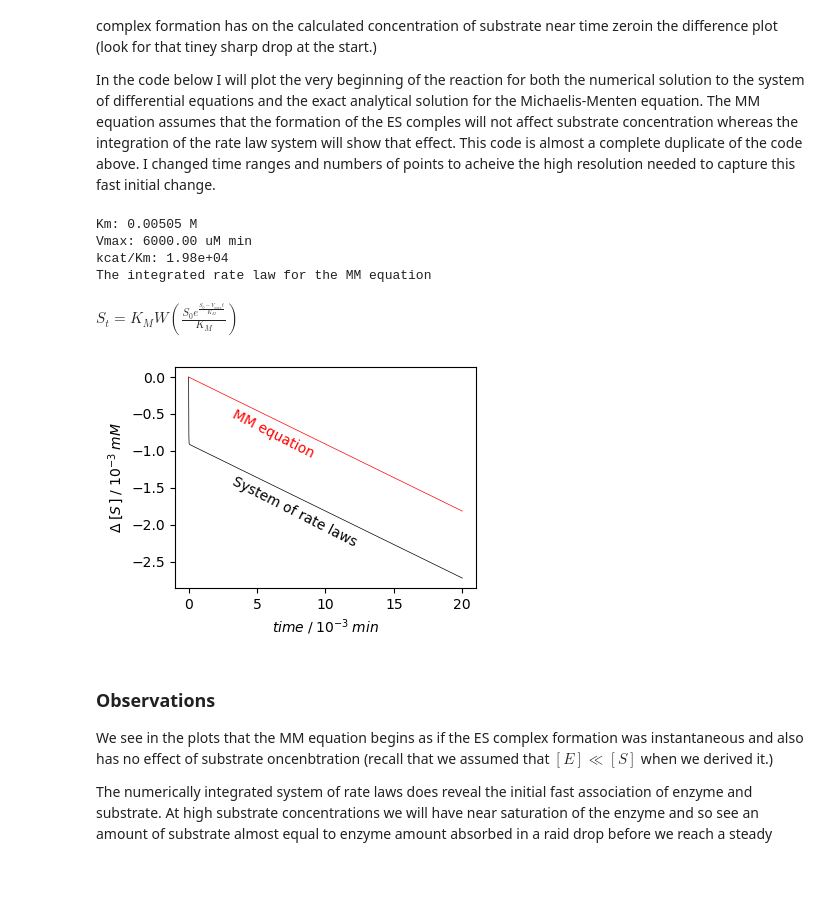
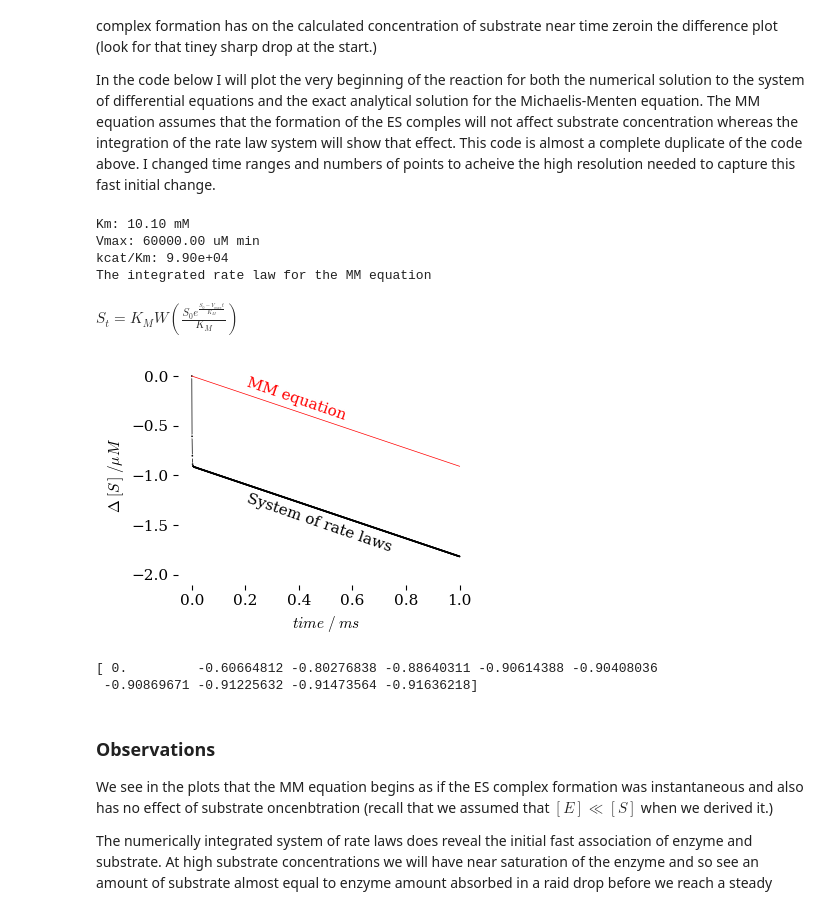
Before and after one commit to blinkletter/StealThisCode, a Jupyter notebook: 4_SciPy/K05_NumericIntegration_SystemEq_Temp.ipynb, the cells around one changed output. Saved outputs shown, nothing was run; the diff lists cells and outputs as text; code cells hidden in the pictures; blank space fills up the shorter version.

```diff
--- a/4_SciPy/K05_NumericIntegration_SystemEq_Temp.ipynb
+++ b/4_SciPy/K05_NumericIntegration_SystemEq_Temp.ipynb
@@ -158,0 +185,9 @@ kcat/Km: 1.98e+04
+# %%
+int = pickle.load(open('int_object_DOP853_timefromKinetescope.pkl', 'rb'))
+
+yarray = int.y
+yarray = yarray[0]
+time = int.t
+
+x = time/60         ### convert time from seconds to minutes
+y = yarray*1000     ### convert conc from M to mM
@@ -434,18 +506,18 @@ def rates(t, c, K1, K_1, Kcat):
 ### Parameters and experimental conditions
 ############################################
 
-k1 = 2E6          ### Values for kinetic parameters
-k_1 = 1E4
-kcat = 1E2
+k1 = 1E7          ### Values for kinetic parameters
+k_1 = 1E5
+kcat = 1E3
 
 E_conc = 1E-6     ### Experimenatal condition
-S_conc = 0.05
+S_conc = 0.1
 
 #########################################
 ### HERE! I CHANGED THE TIME RANGE.
 #########################################
 
-time_end = 0.02   ### The end time
+time_end = 0.001   ### The end time (s)
 n_points = 1000   ### number of points - increase if needed
 
 #########################################
@@ -462,7 +534,7 @@ num = len(t_line)
 
 KM_model = (k_1 + kcat)/k1         ### Calculate Briggs-Haldane Km value
 
-print(f"Km: {KM_model:0.5f} M")    ### Print out calculated MM parameters
+print(f"Km: {KM_model*1000:0.2f} mM")    ### Print out calculated MM parameters
 print(f"Vmax: {kcat*E_conc*1E6*60:0.2f} uM min")
 print(f"kcat/Km: {kcat/KM_model:0.2e}")
 
@@ -477,7 +549,7 @@ int = solve_ivp(rates,                ### the function being integrated.
                 initial,              ### initial values
                 method = "Radau",     ### 'RK45', 'RK23', 'LSODA', 'DOP853', 'Radau', 'BDF'
                 t_eval = t_line,      ### time points at which to calculate values
-                first_step = 1e-5,    ### take a very small first step. the initial rate is much faster than the average slope.
+                first_step = 1e-7,    ### take a very small first step. the initial rate is much faster than the average slope.
                 args = [k1,k_1,kcat]  ### values to send to function after t and c
                 )
 
@@ -486,7 +558,7 @@ int = solve_ivp(rates,                ### the function being integrated.
 #########################################
 
 time = int.t        ### solve_inp() returns and array for time indexed as 't'
-yarray = int.y      ### Also retruns and array of calculated y values.
+yarray = int.y      ### Also returns an array of calculated y values.
                     ###  if more than one value returned from function we will
                     ###  get a array of arrays for each value
 yarray = yarray[0]  ### The first array in the y-array is for S: substrate
@@ -556,19 +628,19 @@ Vmax_value = E_conc * kcat_value
                                                 ### time comes from the first code block above
 s = f(time, S0_value, KM_value, Vmax_value)     ### Calculate substrate conc according to the function
 s = np.real(s)                                  ### the Lambert function produces imaginary numbers. Use on the real component
-s = (s - 0.05) * 1e6                                 ### convert M to mM
+s = (s - S_conc) * 1e6                          ### convert M to uM
 
 c =  yarray                                     ### numerical result from the top code block
-c = (c  - 0.05) * 1e6                                   ### convert M to mM
+c = (c  - S_conc) * 1e6                         ### convert M to uM
 
-x = time * 1e3
+x = time * 1e3         ### convert time from seconds to milliseconds
 
 ######################################################################################
 ### Make a plot of the difference bewteen the two sets of results
 ######################################################################################
 
 plt.rcdefaults()                    ### resets the plot defaults so we always start in the same place
-#plt.style.use("../styles/tufte.mplstyle")     ### Then add a fancy style sheet
+plt.style.use("../styles/tufte.mplstyle")     ### Then add a fancy style sheet
 
 fig, ax = plt.subplots(nrows=1, ncols=1, figsize=(4,3))
 
@@ -578,56 +650,76 @@ fig, ax = plt.subplots(nrows=1, ncols=1, figsize=(4,3))
 
 ax.plot(x, c,                      ### Plot a thick white line under the data line
         linestyle = '-',            ### use a line between points
-        linewidth='5',              ### make the line thin
+        linewidth=5,              ### make the line thin
         color = 'white',            ### the line is black
         zorder = 0 )                ### everything is in layer 0 (the bottom layer in this case)
 
 ax.plot(x, c,                      ### plot a thin black line as the data of the plot
         linestyle = '-',            ### use a line between points
-        linewidth='0.5',            ### make the line thin
+        linewidth=0.5,            ### make the line thin
         color = 'black',              ### the line is black
+        zorder = 0 )                ### everything is in layer 0 (the bottom layer in this case)
+
+ax.scatter(x, c,                      ### plot a thin black line as the data of the plot
+        marker = '.',              ### use a line between points
+        s = 24,
+        edgecolor = 'white',
+        facecolor = 'white',
+        linewidth=0.5,            ### make the line thin
+        zorder = 0 )                ### everything is in layer 0 (the bottom layer in this case)
+
+ax.scatter(x, c,                      ### plot a thin black line as the data of the plot
+        marker = '.',              ### use a line between points
+        s = 6,
+        edgecolor = 'none',
+        facecolor = 'black',
+        linewidth=0.5,            ### make the line thin
         zorder = 0 )                ### everything is in layer 0 (the bottom layer in this case)
 
 ax.plot(x, s,                      ### plot a thin black line as the data of the plot
         linestyle = '-',            ### use a line between points
         linewidth='0.5',            ### make the line thin
         color = 'red',            ### the line is black
         zorder = 0 )                ### everything is in layer 0 (the bottom layer in this case)
 
 
-ax.set(ylabel=r"$\Delta \;[S\,]\; / \;10^{-3}\; mM$",
-        xlabel=r"$time\; /\;10^{-3}\; min$",
+ax.set(ylabel=r"$\Delta \;[S\,]\; / \mu M$",
+        xlabel=r"$time\; /\;ms$",
 #        title = "Plot at Time = 0",
         xlim=[None, None],
-        ylim=[None, None])
+        ylim=[-2.1, None])
 
-ax.text(3,-2.3,"System of rate laws",
-         rotation = -27,
+ax.text(0.2,-1.77,"System of rate laws",
+         rotation = -19,
          color = 'black',
          fontweight = 'light')         ### label the line in the plot
 
-ax.text(3,-1.1,"MM equation",
-         rotation = -27,
+ax.text(0.2,-0.44,"MM equation",
+         rotation = -19,
          color = 'red',
          fontweight = 'light')         ### label the line in the plot
 
 
 
 
 fig.tight_layout()  # otherwise the right y-label is slightly clipped
 #########################################
 ### Output the plot
 #########################################
 
 plt.savefig("plot.pdf")          ### export the plot as this
 plt.show()                       ### display the plot in this notebook
+
+print(c[0:10])
 # %% [output]
-Km: 0.00505 M
-Vmax: 6000.00 uM min
-kcat/Km: 1.98e+04
+Km: 10.10 mM
+Vmax: 60000.00 uM min
+kcat/Km: 9.90e+04
 The integrated rate law for the MM equation
 $\displaystyle S_{t} = K_{M} W\left(\frac{S_{0} e^{\frac{S_{0} - V_{max} t}{K_{M}}}}{K_{M}}\right)$
-[figure, old version]
+[figure, new version]
+[ 0.         -0.60664812 -0.80276838 -0.88640311 -0.90614388 -0.90408036
+ -0.90869671 -0.91225632 -0.91473564 -0.91636218]
 # %% [markdown]
 ### Observations
 We see in the plots that the MM equation begins as if the ES complex formation was instantaneous and also has no effect of substrate oncenbtration (recall that we assumed that $[E] \ll [S]$ when we derived it.)
```
Also changed, not shown: parts of 4 cells of this notebook, 35 other files.
